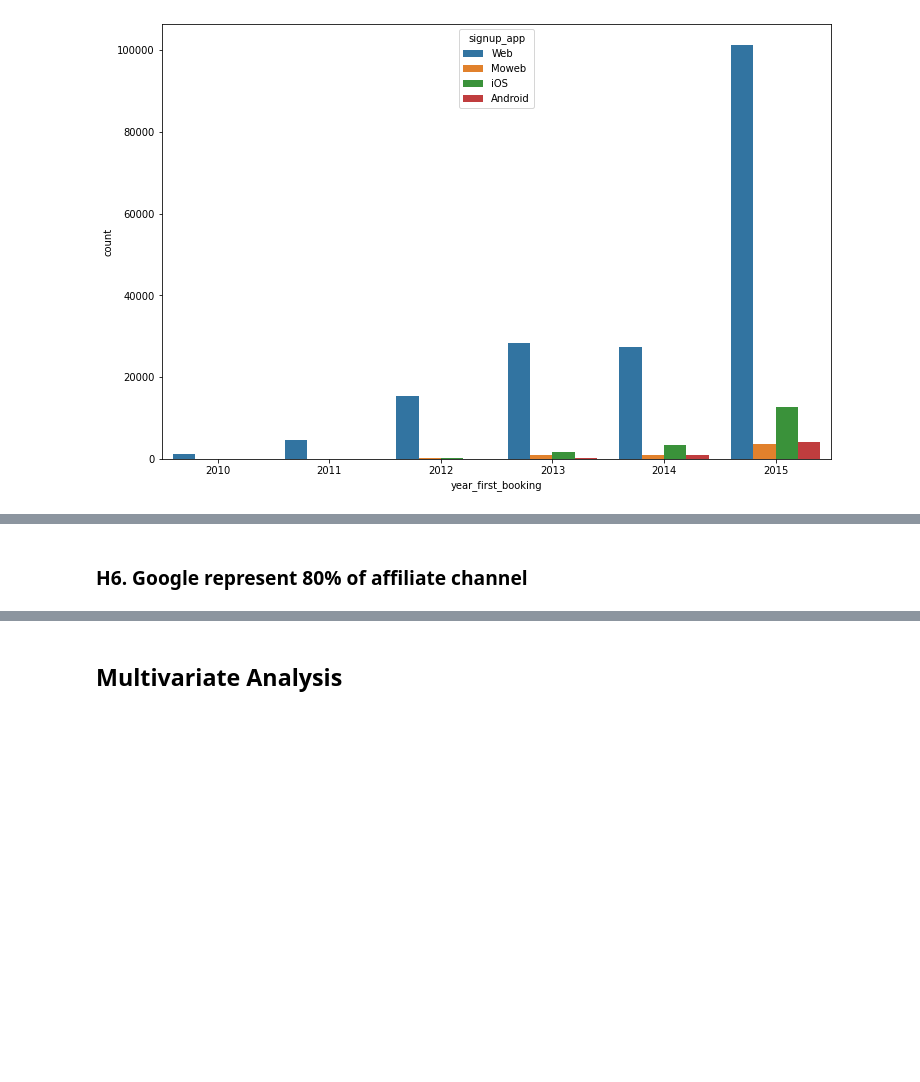
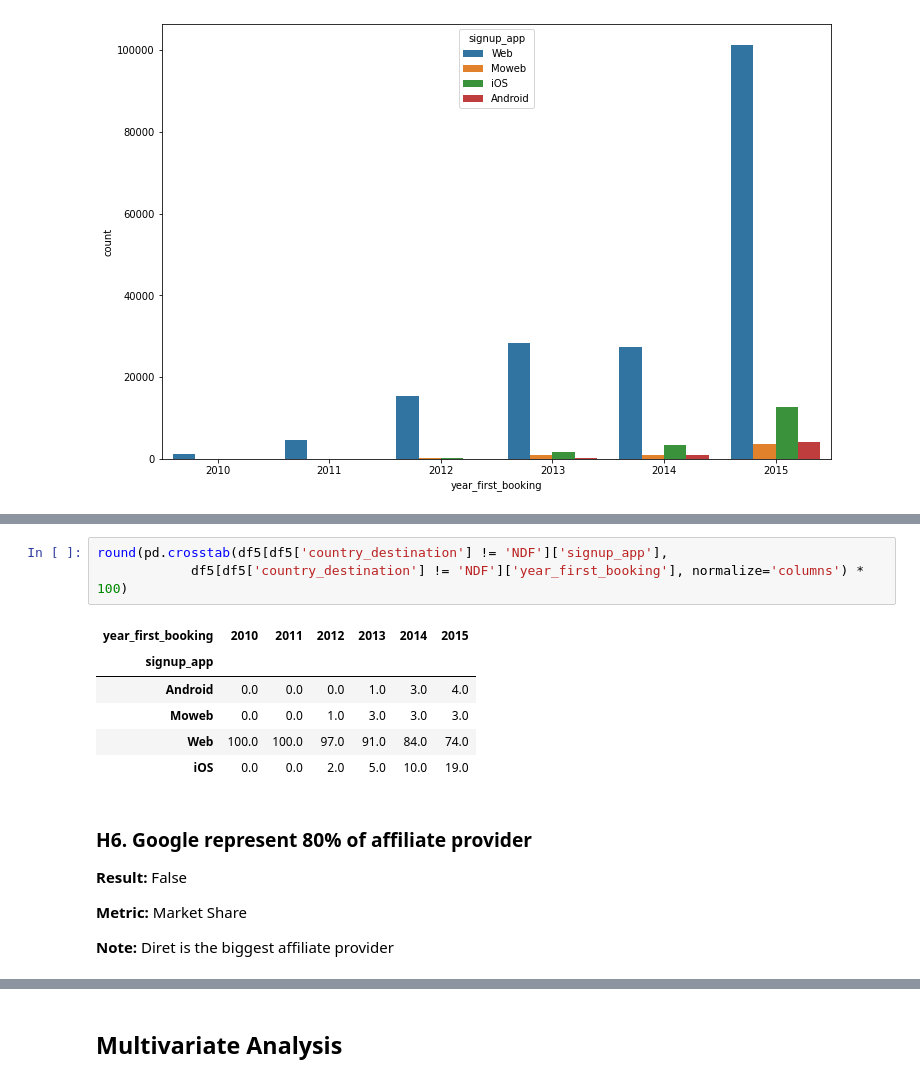
Before and after one commit to MarcosRMG/pa000_airbnb, a Jupyter notebook: notebooks/airbnb.ipynb, the cells around one changed output, grey strips where cells are left out. Saved outputs shown, nothing was run; the diff lists cells and outputs as text; blank space fills up the shorter version.

```diff
--- a/notebooks/airbnb.ipynb
+++ b/notebooks/airbnb.ipynb
@@ -582,2 +611,18 @@ plt.show()
+# %%
+round(pd.crosstab(df5[df5['country_destination'] != 'NDF']['signup_app'],
+            df5[df5['country_destination'] != 'NDF']['year_first_booking'], normalize='columns') * 100)
+# %% [output]
+| year_first_booking | 2010 | 2011 | 2012 | 2013 | 2014 | 2015 |
+| signup_app |  |  |  |  |  |  |
+| Android | 0.0 | 0.0 | 0.0 | 1.0 | 3.0 | 4.0 |
+| Moweb | 0.0 | 0.0 | 1.0 | 3.0 | 3.0 | 3.0 |
+| Web | 100.0 | 100.0 | 97.0 | 91.0 | 84.0 | 74.0 |
+| iOS | 0.0 | 0.0 | 2.0 | 5.0 | 10.0 | 19.0 |
 # %% [markdown]
-### H6. Google represent 80% of affiliate channel
+### H6. Google represent 80% of affiliate provider
+
+**Result:** False
+
+**Metric:** Market Share
+
+**Note:** Diret is the biggest affiliate provider
```
Also changed, not shown: parts of 12 cells of this notebook.
